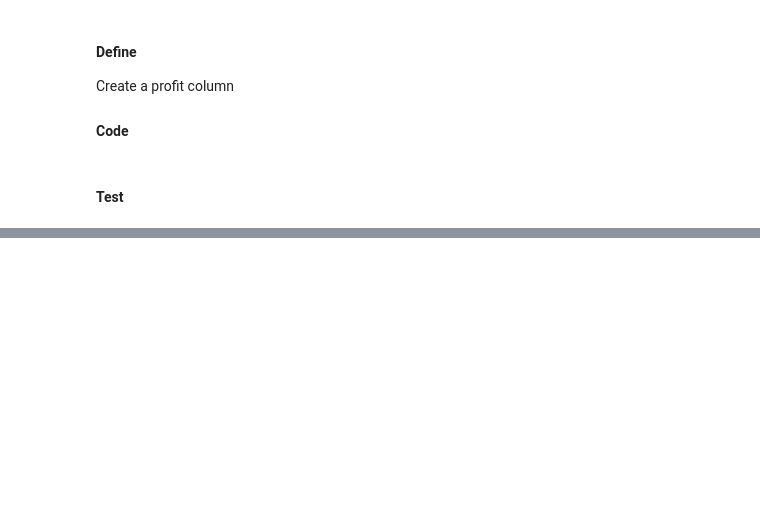
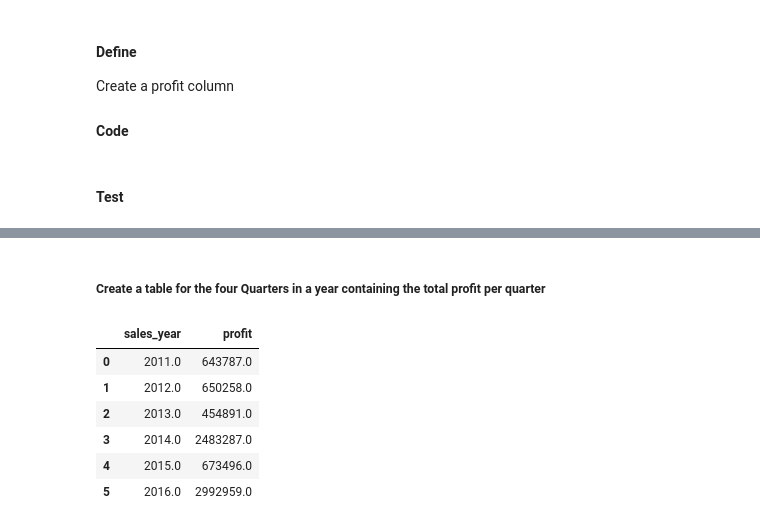
Before and after one commit to LemmyFee/Code-Your-Way-Up, a Jupyter notebook: buybuy_sales.ipynb, the cells around one changed output, grey strips where cells are left out. Cells and saved outputs as stored; diff of their text form; code cells hidden in the pictures; blank space fills up the shorter version.

```diff
--- a/buybuy_sales.ipynb
+++ b/buybuy_sales.ipynb
@@ -85,0 +161,15 @@ df.hist(grid = False, color = 'steelblue', edgecolor = 'black', figsize = (12,10
+# %% [markdown]
+##### Create a table for the four Quarters in a year containing the total profit per quarter
+# %%
+# First quarter total profit
+q1_pro = df.loc[df['sales_month'].isin(['January', 'February', 'March']), ['sales_year', 'sales_month', 'profit']]
+q1 = q1_pro.groupby('sales_year')['profit'].sum().reset_index()
+q1
+# %% [output]
+|  | sales_year | profit |
+| 0 | 2011.0 | 643787.0 |
+| 1 | 2012.0 | 650258.0 |
+| 2 | 2013.0 | 454891.0 |
+| 3 | 2014.0 | 2483287.0 |
+| 4 | 2015.0 | 673496.0 |
+| 5 | 2016.0 | 2992959.0 |
```
Also changed, not shown: parts of 14 cells of this notebook.
